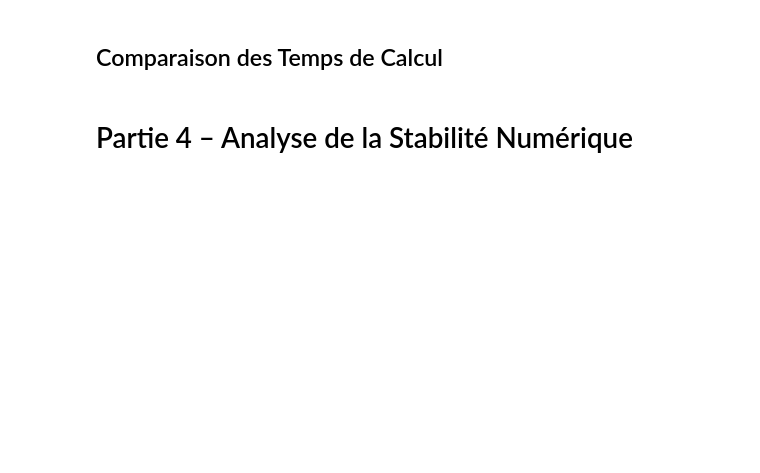
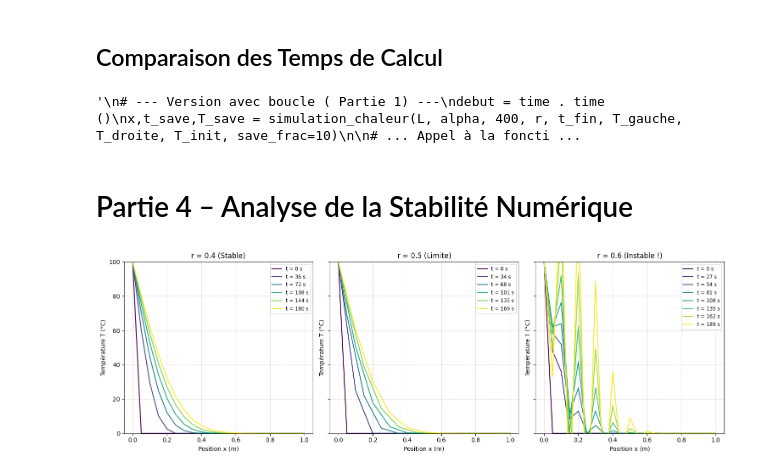
Before and after one commit to Amipha/outils-num, a Jupyter notebook: TP1.ipynb, the cells around one changed output. Cells and saved outputs as stored; diff of their text form; code cells hidden in the pictures; blank space fills up the shorter version.

```diff
--- a/TP1.ipynb
+++ b/TP1.ipynb
@@ -247,7 +247,7 @@ Tracer_T_x(x,t_save,T_save)
 ## Comparaison des Temps de Calcul
 # %%
 import time
-
+"""
 # --- Version avec boucle ( Partie 1) ---
 debut = time . time ()
 x,t_save,T_save = simulation_chaleur(L, alpha, 400, r, t_fin, T_gauche, T_droite, T_init, save_frac=10)
@@ -265,27 +265,40 @@ x,t_save,T_save = simulation_chaleur_vect(L, alpha, 400, r, t_fin, T_gauche, T_d
 # ... Appel à la fonction véctorisée ici ...
 fin = time . time ()
 
-print ( f" Temps vectorise : {fin - debut  } s")
+print ( f" Temps vectorise : {fin - debut  } s")"""
+# %% [output]
+'\n# --- Version avec boucle ( Partie 1) ---\ndebut = time . time ()\nx,t_save,T_save = simulation_chaleur(L, alpha, 400, r, t_fin, T_gauche, T_droite, T_init, save_frac=10)\n\n# ... Appel à la foncti ...
 # %% [markdown]
 #  Partie 4 – Analyse de la Stabilité Numérique
 # %%
 fig, axes = plt.subplots(1, 3, figsize=(15, 5), sharex=True, sharey=True)
 
 r_values = [0.4, 0.5, 0.6]
 titres = ['r = 0.4 (Stable)', 'r = 0.5 (Limite)', 'r = 0.6 (Instable !)']
 
+
+
 for ax, r_val, titre in zip(axes, r_values, titres):
-    x_r, t_save_r, T_save_r = simulation_chaleur_vect(
-        L, alpha, N, r_val, t_fin, T_gauche, T_droite, T_init, save_frac=5
-    )
+    x_r, t_save_r, T_save_r = simulation_chaleur_vect(1, 1.11e-4, 20, r_val, 200, 100, 0, 0, save_frac=5)
+
     colors_r = cm.viridis(np.linspace(0, 1, len(T_save_r)))
+
     for k, (T_k, t_k) in enumerate(zip(T_save_r, t_save_r)):
         ax.plot(x_r, T_k, color=colors_r[k], label=f"t = {t_k:.0f} s")
+
     ax.set_title(titre)
     ax.set_xlabel('Position x (m)')
     ax.set_ylabel('Température T (°C)')
+
+    if r_val > 0.5 :
+        ax.set_ylim(0,100)
+    else :
+        ax.set_ylim(-200,200)
+
     ax.grid(True, linestyle='--', alpha=0.5)
     ax.legend(fontsize='small')
 
 plt.tight_layout()
 plt.show()
+# %% [output]
+[figure, added]
```
Also changed, not shown: parts of 2 cells of this notebook.
